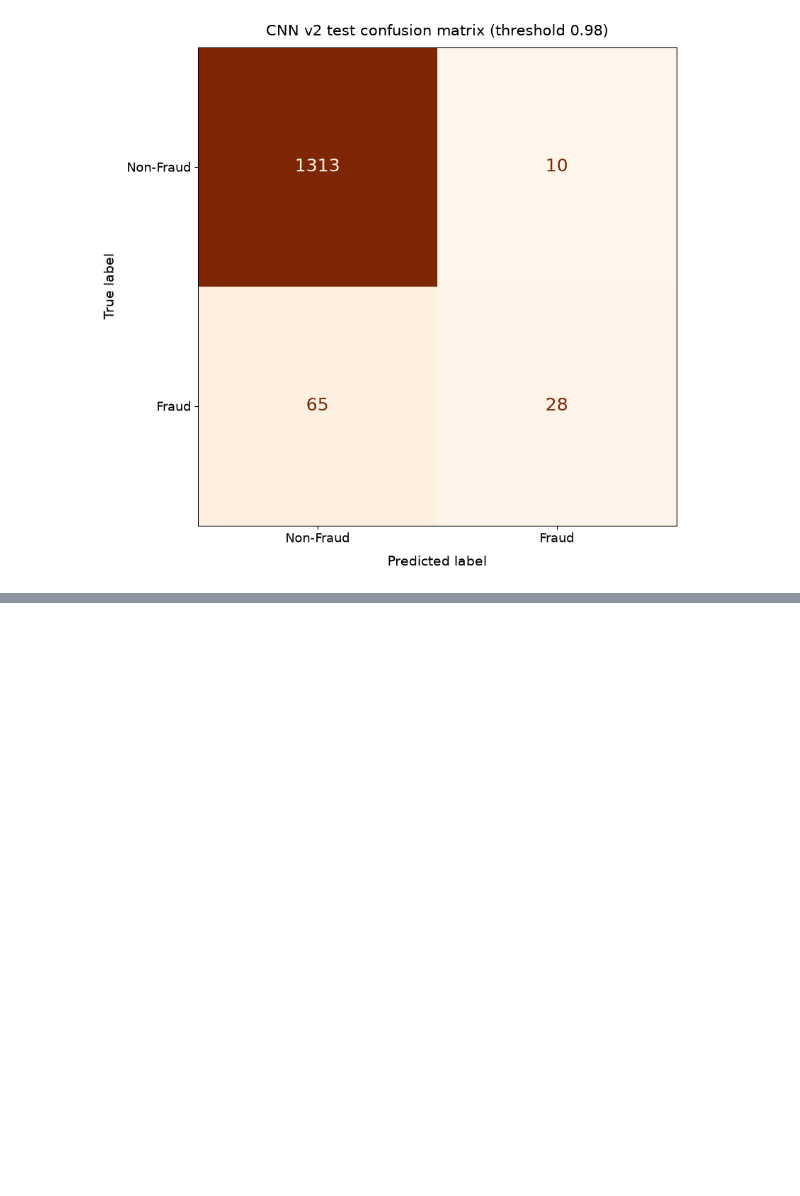
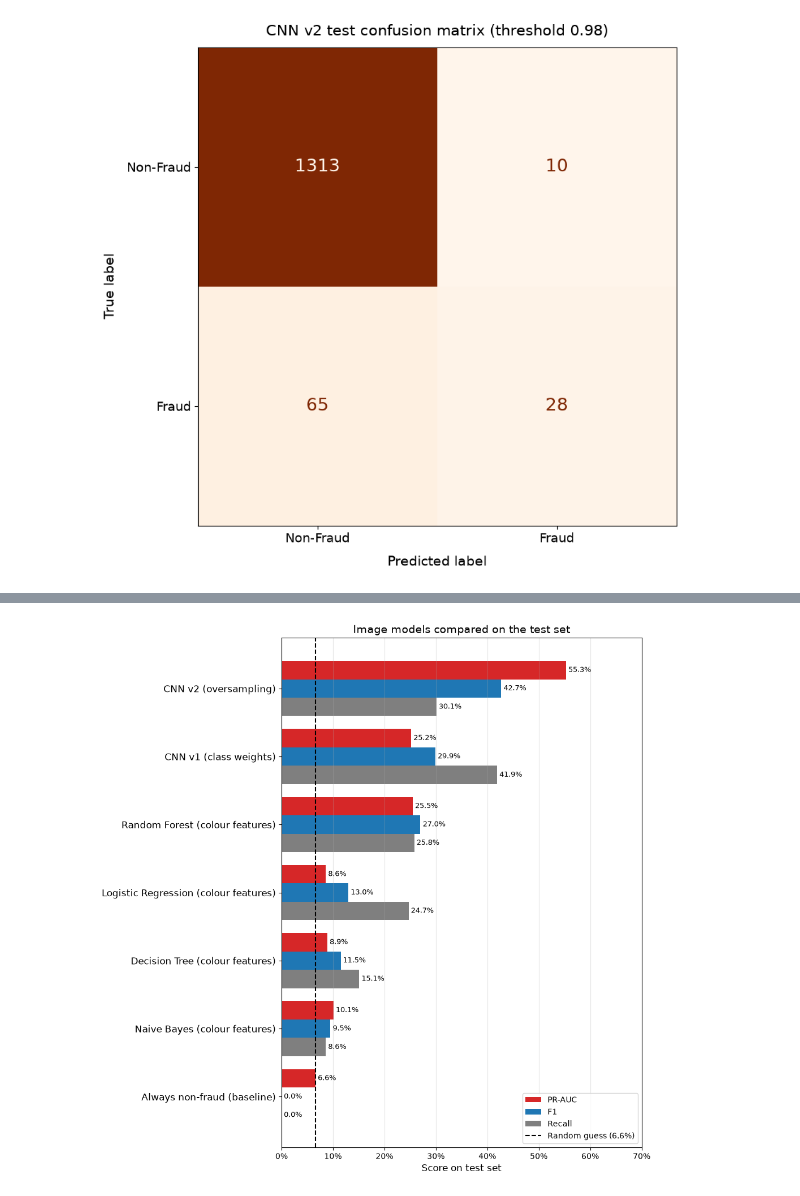
Before and after one commit to m-arij/f20dl-vehicle-fraud-ug-group9, a Jupyter notebook: notebooks/image_cnn.ipynb, the cells around one changed output, grey strips where cells are left out. Saved outputs shown, nothing was run; the diff lists cells and outputs as text; code cells hidden in the pictures; blank space fills up the shorter version.

```diff
--- a/notebooks/image_cnn.ipynb
+++ b/notebooks/image_cnn.ipynb
@@ -513,0 +616,35 @@ CNN v2 test PR-AUC: 55.3% (random guess 6.6%)
+# %%
+# Compares all image models on the test set using PR-AUC, F1 and recall.
+# Recall is shown for completeness and dashed line is a random guess (PR-AUC = fraud rate in the test set).
+from matplotlib.ticker import PercentFormatter
+
+chart = results_table.sort_values("F1")
+
+fig, ax = plt.subplots(figsize=(10, 10))
+y_pos = np.arange(len(chart))
+bar_height = 0.27
+
+bars_recall = ax.barh(y_pos - bar_height, chart["Recall"], height=bar_height, label="Recall", color="tab:gray")
+bars_f1 = ax.barh(y_pos, chart["F1"], height=bar_height, label="F1", color="tab:blue")
+bars_auc = ax.barh(y_pos + bar_height, chart["PR-AUC"], height=bar_height, label="PR-AUC", color="tab:red")
+for bars in [bars_recall, bars_f1, bars_auc]:
+    ax.bar_label(bars, fmt="%.1f%%", padding=3, fontsize=9)
+
+ax.axvline(y_test.mean() * 100, color="black", linestyle="--", label=f"Random guess ({y_test.mean() * 100:.1f}%)")
+ax.set_yticks(y_pos)
+ax.set_yticklabels(chart["Model"], fontsize=12)
+ax.xaxis.set_major_formatter(PercentFormatter(100))
+ax.set_xlim(0, 70)
+ax.set_xlabel("Score on test set", fontsize=12)
+ax.set_title("Image models compared on the test set", fontsize=14)
+ax.grid(axis="x", alpha=0.3)
+
+# Legend in the same order as the bars (PR-AUC on top, then F1, then recall)
+handles, labels = ax.get_legend_handles_labels()
+ax.legend(handles[::-1], labels[::-1], loc="lower right")
+
+plt.tight_layout()
+plt.savefig(RESULTS / "image_model_comparison.png", dpi=150, bbox_inches="tight")
+plt.show()
+# %% [output]
+[figure, added]
```
Also changed, not shown: parts of 1 cell of this notebook, 2 other files.
